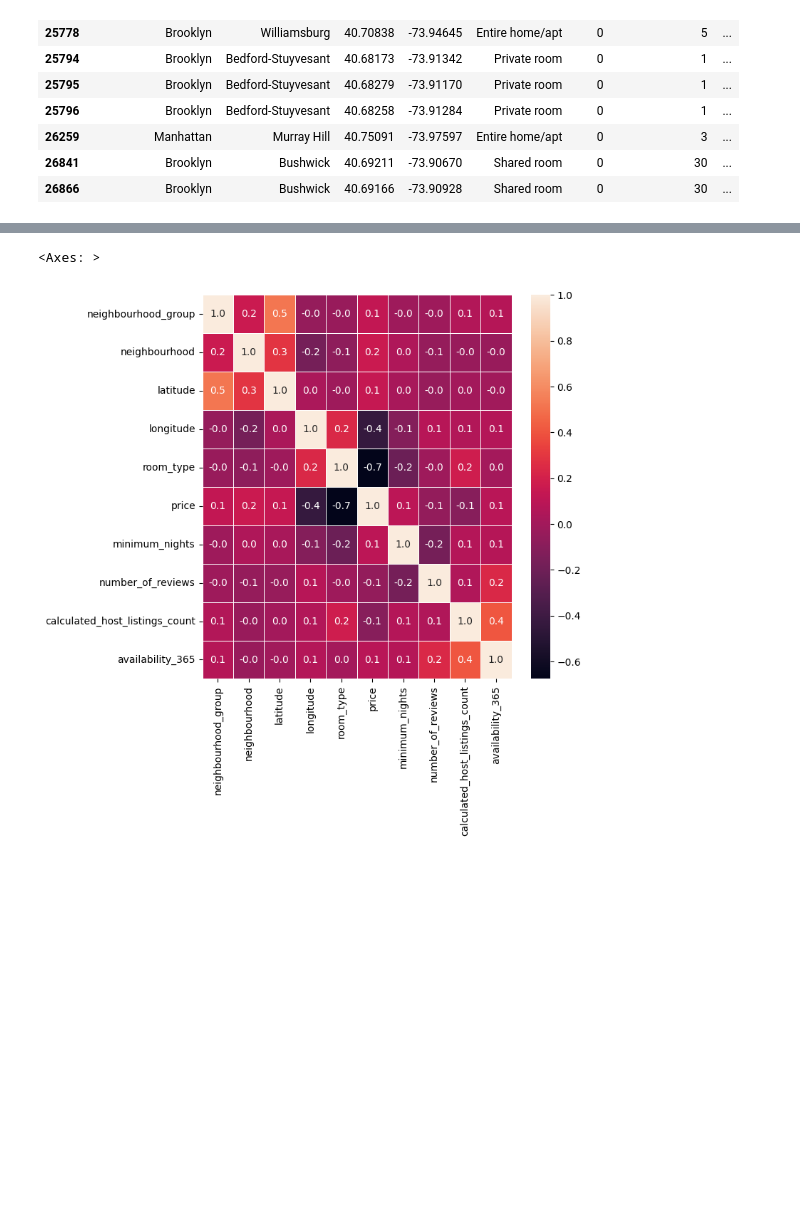
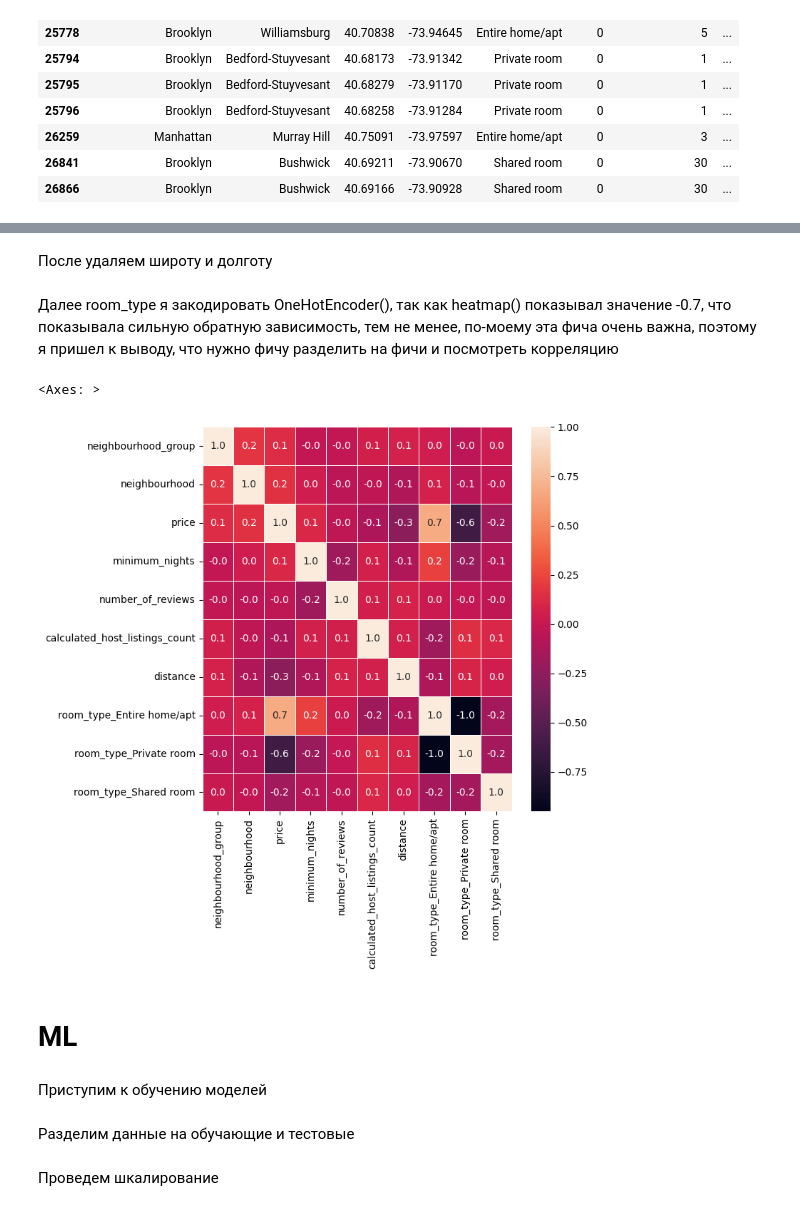
Before and after one commit to Shoggahhh/hw_otus_ml_2023, a Jupyter notebook: hw-6/hw-6.ipynb, the cells around one changed output, grey strips where cells are left out. Saved outputs shown, nothing was run; the diff lists cells and outputs as text; code cells hidden in the pictures; blank space fills up the shorter version.

```diff
--- a/hw-6/hw-6.ipynb
+++ b/hw-6/hw-6.ipynb
@@ -207,10 +279,9 @@ data
 from sklearn.preprocessing import LabelEncoder
 
 le = LabelEncoder()
-# data.iloc[:, 1]
+
 data.iloc[:, 0] = le.fit_transform(data.iloc[:, 0])
 data.iloc[:, 1] = le.fit_transform(data.iloc[:, 1])
-data.iloc[:, 4] = le.fit_transform(data.iloc[:, 4])
 # %%
 data
 # %% [output]
@@ -229,0 +306,9 @@ data
+# %%
+from geopy.distance import geodesic
+
+
+central_point = (data['latitude'].mean(), data['longitude'].mean())
+lat_lon = data[['latitude', 'longitude']].values
+distance = [geodesic(central_point, lat_lon[i]).km for i in range(len(lat_lon))]
+data['distance'] = distance
+data
@@ -230,6 +329,31 @@ data
+# %% [markdown]
+После удаляем широту и долготу
+# %%
+data.drop(['latitude', 'longitude'], axis=1, inplace=True)
+# %% [markdown]
+Далее room_type я закодировать OneHotEncoder(), так как heatmap() показывал значение -0.7, что показывала сильную обратную зависимость, тем не менее, по-моему эта фича очень важна, поэтому я пришел к выводу, что нужно фичу разделить на фичи и посмотреть корреляцию
+# %%
+from sklearn.preprocessing import OneHotEncoder
+df = data.copy()
+
+df.drop('availability_365', axis=1, inplace=True)
+
+encoder = OneHotEncoder()
+onehot_columns = encoder.fit_transform(df[['room_type']].values)
+new_c = pd.DataFrame(onehot_columns.toarray(),
+                              columns=encoder.get_feature_names_out(['room_type']))
+df.drop('room_type', axis=1, inplace=True)
+df.reset_index(drop=True, inplace=True)
+df = pd.concat([df, new_c], axis=1)
 # %%
 plt.rcParams['figure.figsize'] = (7, 7)
-sns.heatmap(data.corr(method='spearman'), annot=True, linewidths=.5, fmt='.1f')
+sns.heatmap(df.corr(method='spearman'), annot=True, linewidths=.5, fmt='.1f')
 # %% [output]
 <Axes: >
-[figure, old version]
+[figure, new version]
+# %% [markdown]
+# ML
+# %% [markdown]
+Приступим к обучению моделей
+# %% [markdown]
+Разделим данные на обучающие и тестовые
@@ -235,0 +365,2 @@ sns.heatmap(data.corr(method='spearman'), annot=True, linewidths=.5, fmt='.1f')
+# %% [markdown]
+Проведем шкалирование
```
Also changed, not shown: parts of 63 cells of this notebook.
